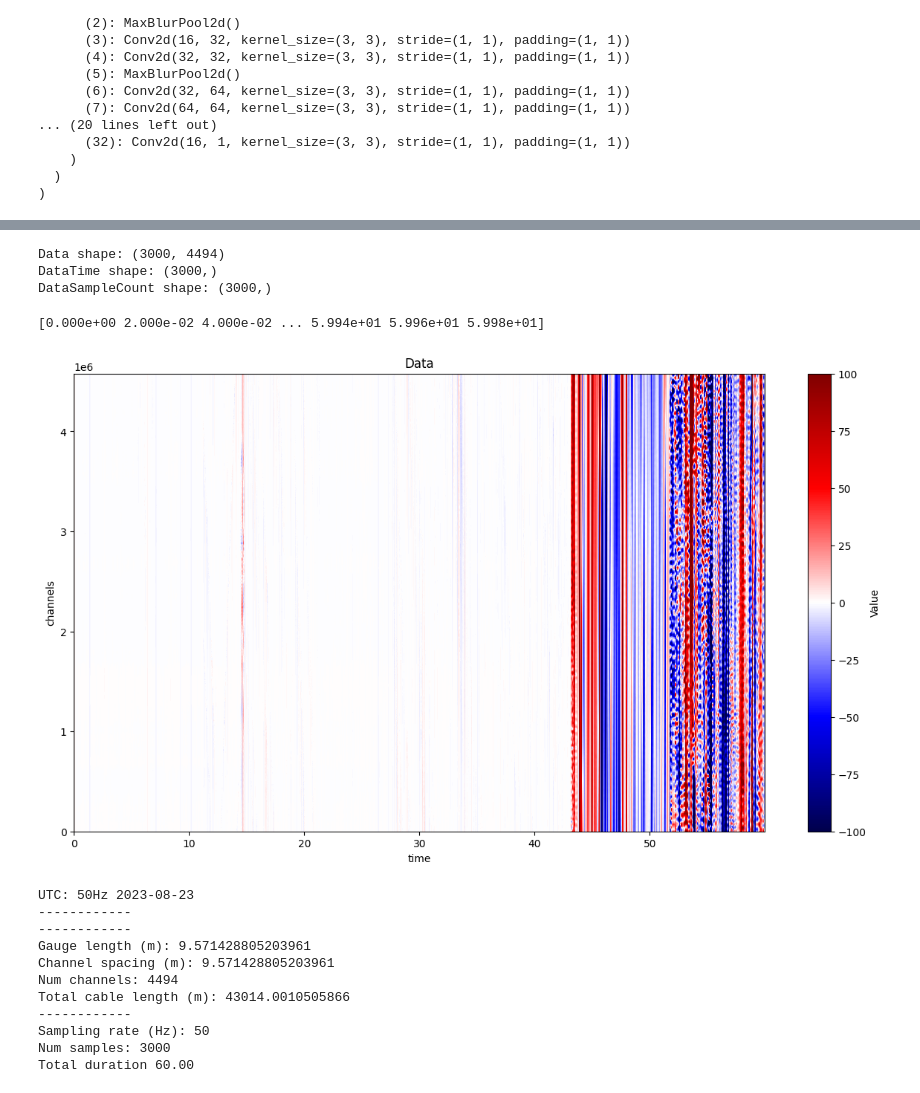
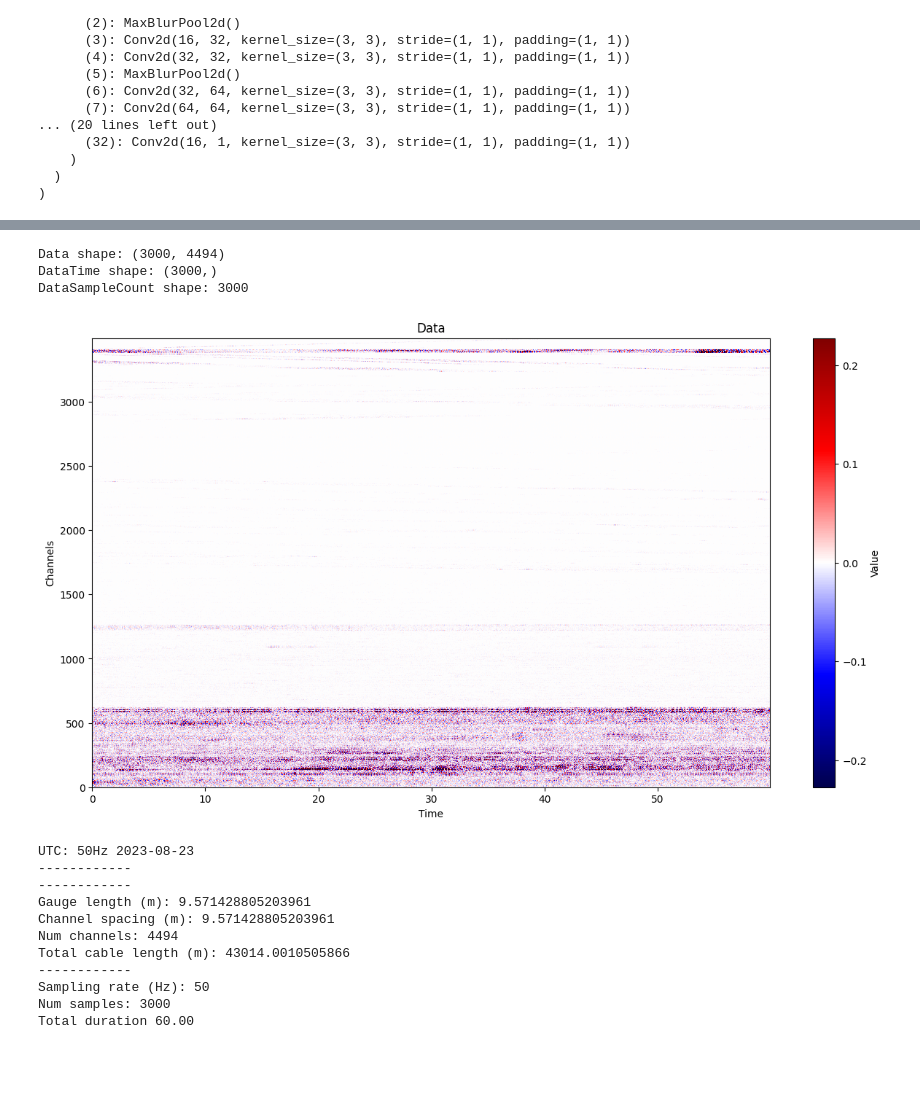
Before and after one commit to uwfiberlab/curatedDAS, a Jupyter notebook: test.ipynb, the cells around one changed output, grey strips where cells are left out. Cells and saved outputs as stored; diff of their text form; code cells hidden in the pictures; blank space fills up the shorter version.

Commit message:
tried fft for filtering

```diff
--- a/test.ipynb
+++ b/test.ipynb
@@ -204,44 +237,51 @@ DataParallel(
 # %%
 # car noise test
-file_path = "/auto/psound-wd4/rainier50Hz/2023/235/rainier_50Hz_2023-08-23_23.50.00_UTC.h5"
+file_path = "/auto/psound-wd4/rainier50Hz/2023/235/rainier_50Hz_2023-08-23_21.27.00_UTC.h5"
 
 # Load the data
 f = h5py.File(file_path, 'r')
 
 # Get dimensions of data
-data = f['Acquisition/Raw[0]/RawData'][:] # numpy array
-data_time = f['Acquisition/Raw[0]/RawDataTime'][:]
-# data_sample_count = f['Acquisition/Raw[0]/RawDataSampleCount'][:]
+car_data = f['Acquisition/Raw[0]/RawData'][:] # numpy array
 
-print(f"Data shape: {data.shape}")
-print(f"DataTime shape: {data_time.shape}")
-print(f"DataSampleCount shape: {data_sample_count.shape}")
+car_data_time = f['Acquisition/Raw[0]/RawDataTime'][:]
+car_data_sample_count = len(f['Acquisition']['Raw[0]']['RawDataTime'][:])
+
+print(f"Data shape: {car_data.shape}")
+print(f"DataTime shape: {car_data_time.shape}")
+print(f"DataSampleCount shape: {car_data_sample_count}")
 # %% [output]
 Data shape: (3000, 4494)
 DataTime shape: (3000,)
-DataSampleCount shape: (3000,)
+DataSampleCount shape: 3000
+# %%
+num_channels = f['Acquisition']['Raw[0]'].attrs['NumberOfLoci']
+car_data = car_data[:, 1000:]
 # %%
-sampling_rate = 50  # 50 Hz
-time_vector = np.arange(0, data.shape[0] / sampling_rate, 1 / sampling_rate)
-print(time_vector)
+car_sampling_rate = 50  # 50 Hz
+time_vector = np.arange(0, car_data.shape[0] / car_sampling_rate, 1 / car_sampling_rate)
-# %% [output]
-[0.000e+00 2.000e-02 4.000e-02 ... 5.994e+01 5.996e+01 5.998e+01]
+# %%
+# Apply high-pass filter to the data
+cutoff_frequency = 10  # 1 Hz
+filtered_data = highpass_filter(car_data, cutoff_frequency, car_sampling_rate)
 # %%
 plt.figure(figsize=(15, 8)) # Adjust the figure size as needed
 # cap the values to 1e-3
 # first dimension is time for 3000 samples and 200 Hz data
 # second dimension is the number of channels
 
-plt.imshow(data, aspect='auto', cmap='seismic',vmin=-1e2, vmax=1e2,extent=[0, time_vector[-1], 0, data_sample_count[-1]])
+dmax = np.max(np.abs(filtered_data))
+
+plt.imshow(filtered_data.transpose(), aspect='auto', cmap='seismic',vmin=-dmax /100, vmax=dmax /100,extent=[0, time_vector[-1], 0, num_channels-1000])
 plt.colorbar(label='Value') # Add a colorbar for reference
 plt.title("Data")
-plt.xlabel("time")
-plt.ylabel("channels")
+plt.xlabel("Time")
+plt.ylabel("Channels")
 plt.show()
 
 # x-axis should be channel numbers and y axis should be time
 # %% [output]
-[figure, old version]
+[figure, new version]
 # %%
 file = file_path
 with h5py.File(file,'r') as f:
```
Also changed, not shown: parts of 5 cells of this notebook, 1 other file.
